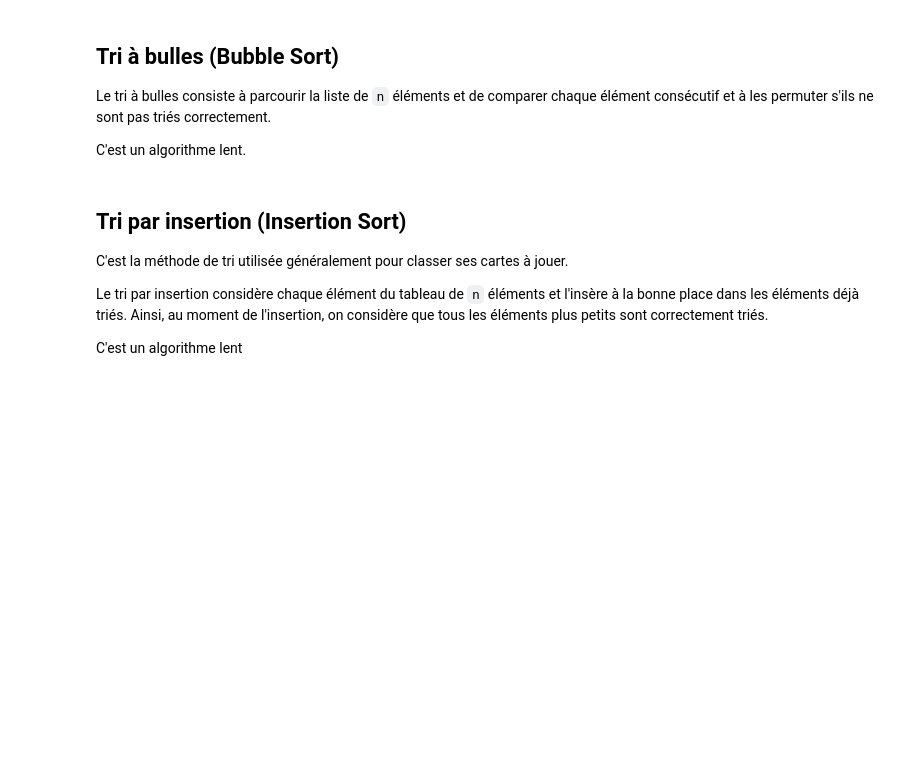
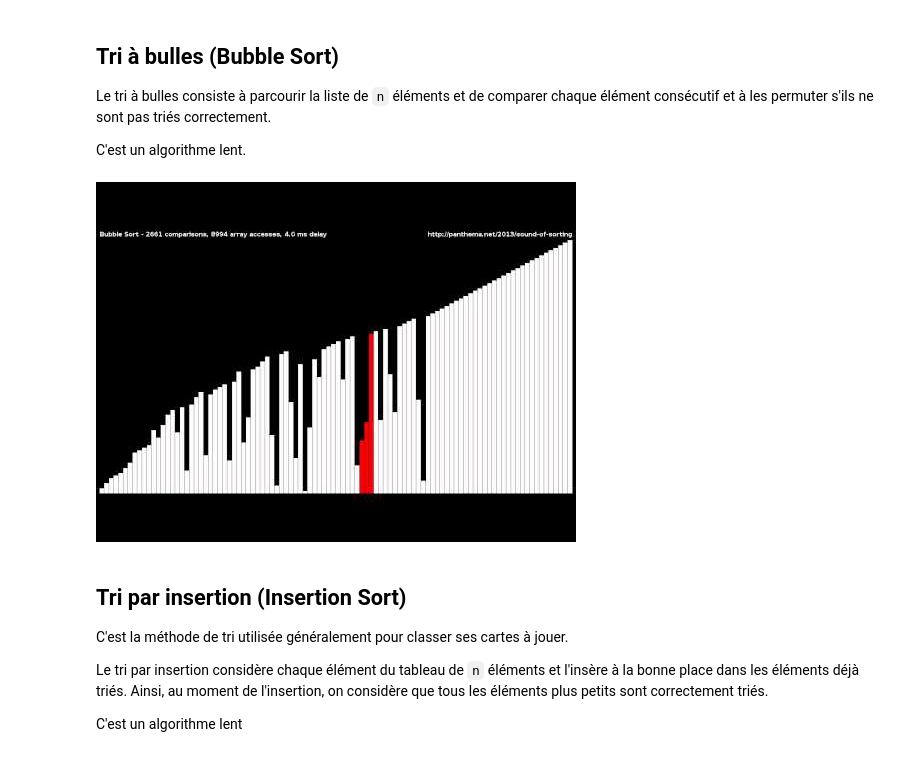
Before and after one commit to vkeller/modulo-gybe, a Jupyter notebook: 1M/algo/cours/Cours5.2.ipynb, the cells around one changed output. Saved outputs shown, nothing was run; the diff lists cells and outputs as text; code cells hidden in the pictures; blank space fills up the shorter version.

```diff
--- a/1M/algo/cours/Cours5.2.ipynb
+++ b/1M/algo/cours/Cours5.2.ipynb
@@ -53,6 +59,12 @@ C'est un algorithme lent
 Le tri à bulles consiste à parcourir la liste de `n` éléments et de comparer chaque élément consécutif et à les permuter s'ils ne sont pas triés correctement.
 
 C'est un algorithme lent.
+# %%
+from IPython.display import YouTubeVideo
+
+YouTubeVideo('Cq7SMsQBEUw', width=960, height=540)
+# %% [output]
+[figure, added]
 # %% [markdown]
 ## Tri par insertion (Insertion Sort)
 
```
Also changed, not shown: parts of 6 cells of this notebook.
